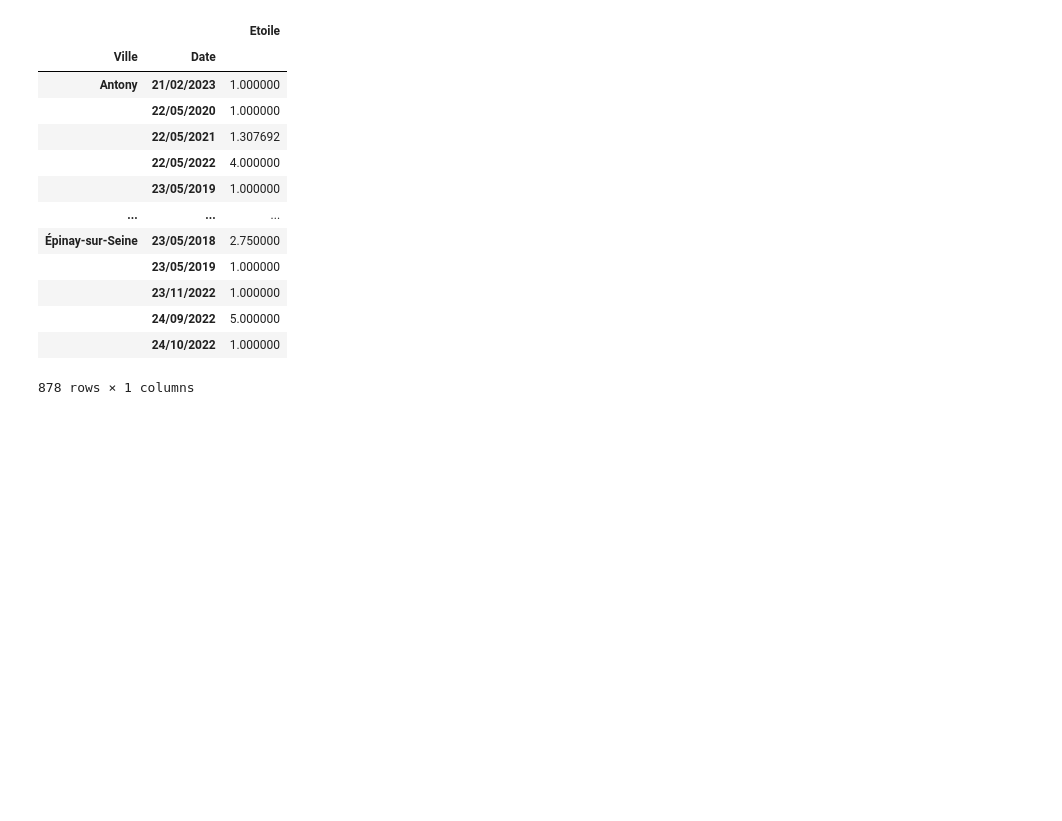
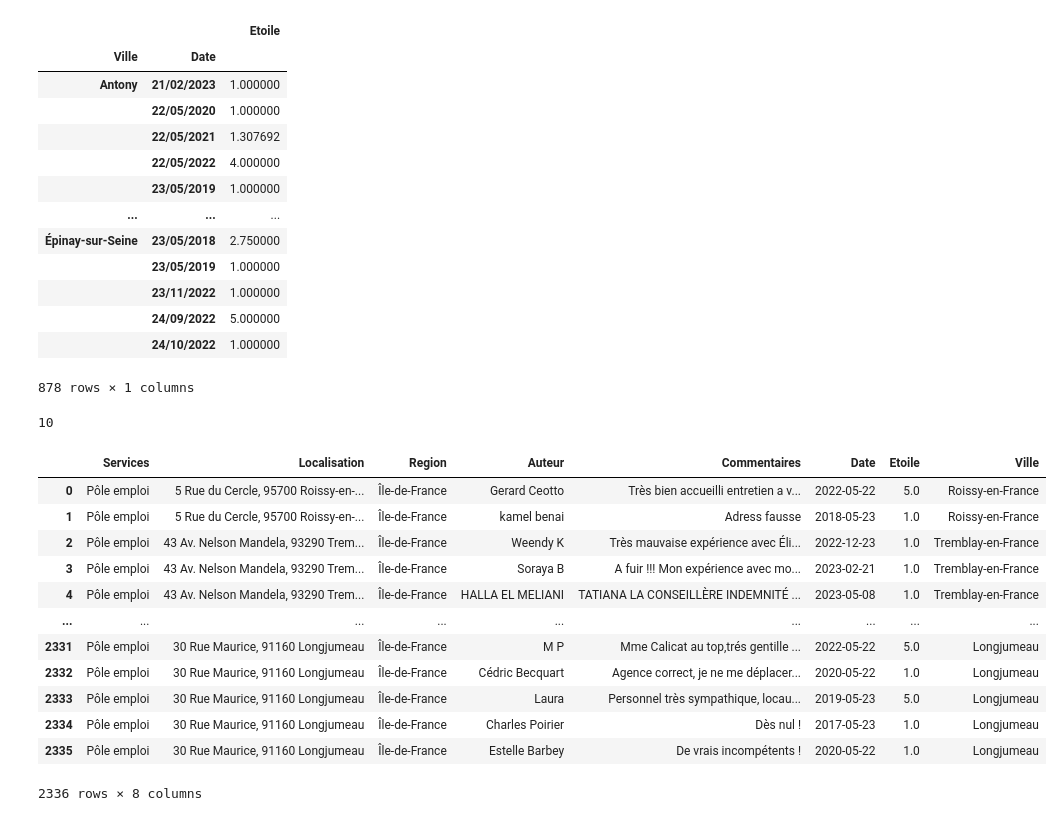
Before and after one commit to finagnon/Projet_entreprise, a Jupyter notebook: Scraper/read_csv.ipynb, the cells around one changed output. Cells and saved outputs as stored; diff of their text form; code cells hidden in the pictures; blank space fills up the shorter version.

```diff
--- a/Scraper/read_csv.ipynb
+++ b/Scraper/read_csv.ipynb
@@ -128,5 +176,25 @@ result
 |  | 24/09/2022 | 5.000000 |
 |  | 24/10/2022 | 1.000000 |
 878 rows × 1 columns
+# %%
+print(len(ville))
+# %% [output]
+10
 # %%
 # result.to_csv(f'../Data/Île-de-France_service.csv', index=False, sep=';')
+# %%
+data
+# %% [output]
+|  | Services | Localisation | Region | Auteur | Commentaires | Date | Etoile | Ville |
+| 0 | Pôle emploi | 5 Rue du Cercle, 95700 Roissy-en-... | Île-de-France | Gerard Ceotto | Très bien accueilli entretien a v... | 2022-05-22 | 5.0 | Roissy-en-France |
+| 1 | Pôle emploi | 5 Rue du Cercle, 95700 Roissy-en-... | Île-de-France | kamel benai | Adress fausse | 2018-05-23 | 1.0 | Roissy-en-France |
+| 2 | Pôle emploi | 43 Av. Nelson Mandela, 93290 Trem... | Île-de-France | Weendy K | Très mauvaise expérience avec Éli... | 2022-12-23 | 1.0 | Tremblay-en-France |
+| 3 | Pôle emploi | 43 Av. Nelson Mandela, 93290 Trem... | Île-de-France | Soraya B | A fuir !!! Mon expérience avec mo... | 2023-02-21 | 1.0 | Tremblay-en-France |
+| 4 | Pôle emploi | 43 Av. Nelson Mandela, 93290 Trem... | Île-de-France | HALLA EL MELIANI | TATIANA LA CONSEILLÈRE INDEMNITÉ ... | 2023-05-08 | 1.0 | Tremblay-en-France |
+| ... | ... | ... | ... | ... | ... | ... | ... | ... |
+| 2331 | Pôle emploi | 30 Rue Maurice, 91160 Longjumeau | Île-de-France | M P | Mme Calicat au top,trés gentille ... | 2022-05-22 | 5.0 | Longjumeau |
+| 2332 | Pôle emploi | 30 Rue Maurice, 91160 Longjumeau | Île-de-France | Cédric Becquart | Agence correct, je ne me déplacer... | 2020-05-22 | 1.0 | Longjumeau |
+| 2333 | Pôle emploi | 30 Rue Maurice, 91160 Longjumeau | Île-de-France | Laura | Personnel très sympathique, locau... | 2019-05-23 | 5.0 | Longjumeau |
+| 2334 | Pôle emploi | 30 Rue Maurice, 91160 Longjumeau | Île-de-France | Charles Poirier | Dès nul ! | 2017-05-23 | 1.0 | Longjumeau |
+| 2335 | Pôle emploi | 30 Rue Maurice, 91160 Longjumeau | Île-de-France | Estelle Barbey | De vrais incompétents ! | 2020-05-22 | 1.0 | Longjumeau |
+2336 rows × 8 columns
```
Also changed, not shown: parts of 4 cells of this notebook, 12 other files.
